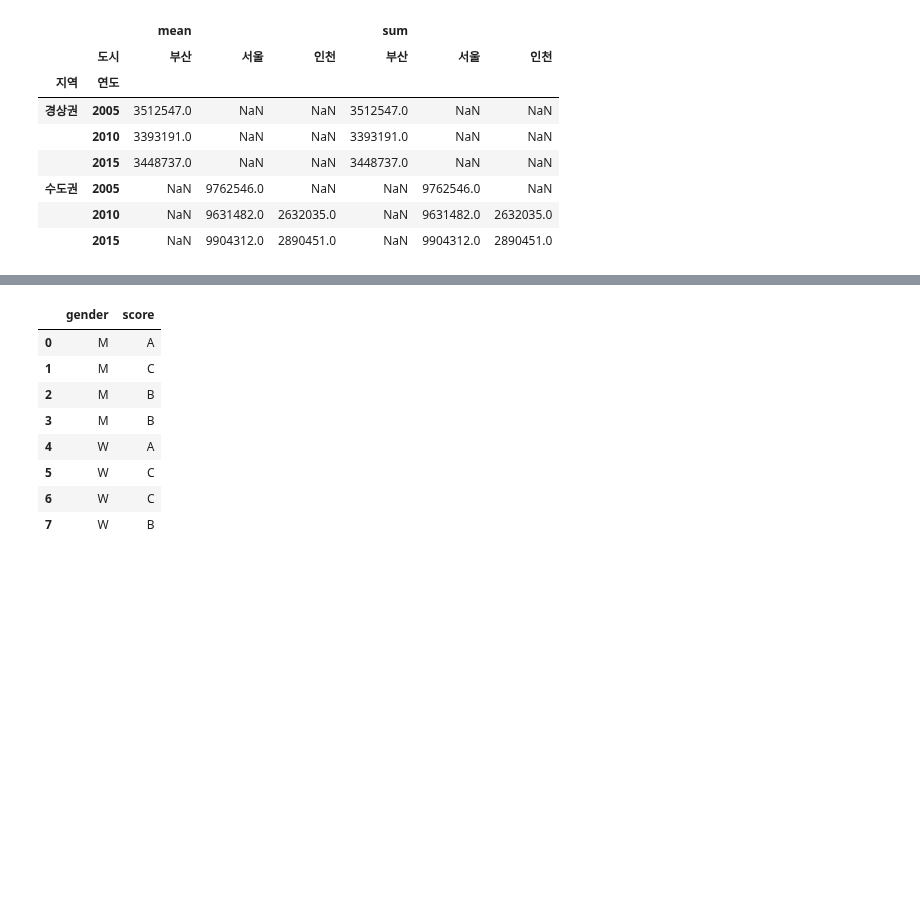
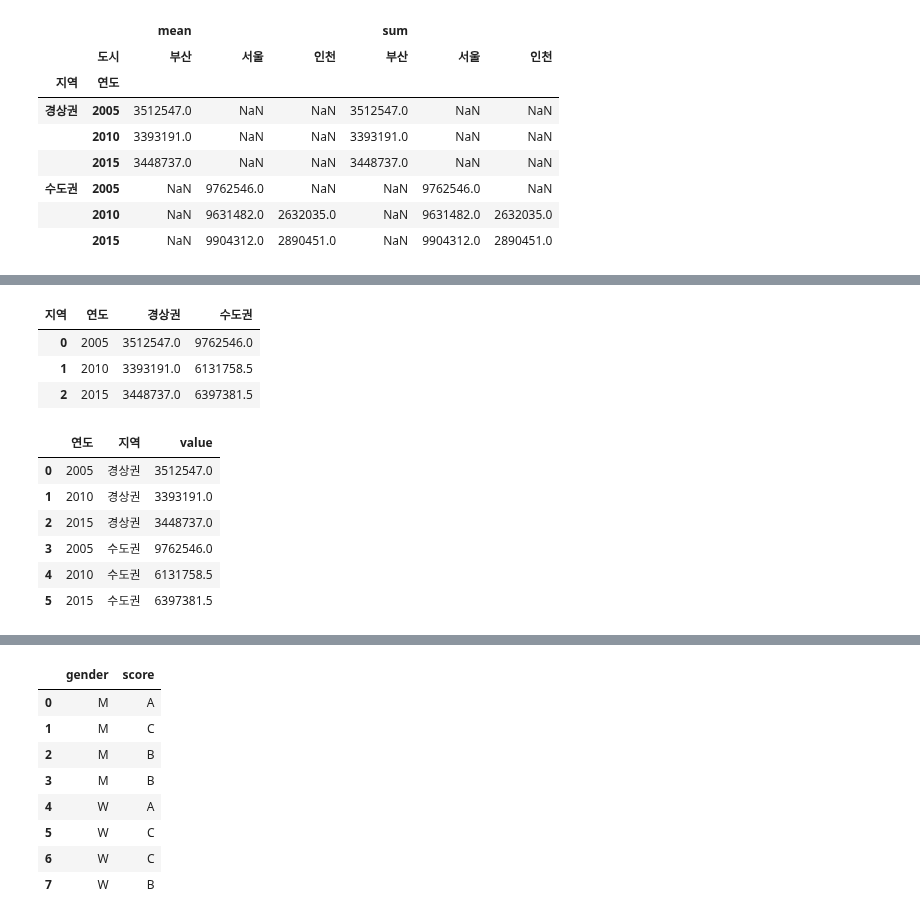
Before and after one commit to jaekim3220/jupyter, a Jupyter notebook: C. 데이터 다루기/02. 데이터 전처리/04-데이터_재구조화.ipynb, the cells around one changed output, grey strips where cells are left out. Drawn from its saved outputs; the diff is of its cells as text; code cells hidden in the pictures; blank space fills up the shorter version.

```diff
--- a/C. 데이터 다루기/02. 데이터 전처리/04-데이터_재구조화.ipynb
+++ b/C. 데이터 다루기/02. 데이터 전처리/04-데이터_재구조화.ipynb
@@ -16,7 +16,7 @@ from pandas import merge, concat, pivot_table, crosstab, melt
 # %% [markdown]
 ### 1. 샘플 데이터 추출
 # %%
-df = read_excel("https://data.hossam.kr/city_people.xlsx")
+df = read_excel("https://data.hossam.kr/C02/city_people.xlsx")
 df
 # %% [output]
 |  | 도시 | 연도 | 인구 | 지역 |
@@ -95,0 +107,8 @@ pivot_table(df,                        # 피벗할 데이터프레임
+# %%
+pivot_df = pivot_table(df,  # 피벗할 데이터프레임
+                       index="연도",    # 행 위치에 들어갈 열
+                       columns="지역",  # 열 위치에 들어갈 열
+                       values="인구",   # 데이터로 사용할 열
+                       aggfunc="mean"   # 데이터가 두 개 이상일 경우 집계함수 지정
+                       )
+pivot_df
@@ -95,0 +126,22 @@ pivot_table(df,                        # 피벗할 데이터프레임
+# %%
+# 데이터프레임의 인덱스를 일반 컬럼으로 설정
+pivot_df2 = pivot_df.reset_index()
+pivot_df2
+# %% [output]
+| 지역 | 연도 | 경상권 | 수도권 |
+| 0 | 2005 | 3512547.0 | 9762546.0 |
+| 1 | 2010 | 3393191.0 | 6131758.5 |
+| 2 | 2015 | 3448737.0 | 6397381.5 |
+# %%
+# 피벗 테이블 분리
+mdf = melt(pivot_df2, id_vars=['연도'],
+           value_vars=['경상권', '수도권'])
+mdf
+# %% [output]
+|  | 연도 | 지역 | value |
+| 0 | 2005 | 경상권 | 3512547.0 |
+| 1 | 2010 | 경상권 | 3393191.0 |
+| 2 | 2015 | 경상권 | 3448737.0 |
+| 3 | 2005 | 수도권 | 9762546.0 |
+| 4 | 2010 | 수도권 | 6131758.5 |
+| 5 | 2015 | 수도권 | 6397381.5 |
```
Also changed, not shown: parts of 33 cells of this notebook, 3 other files.
